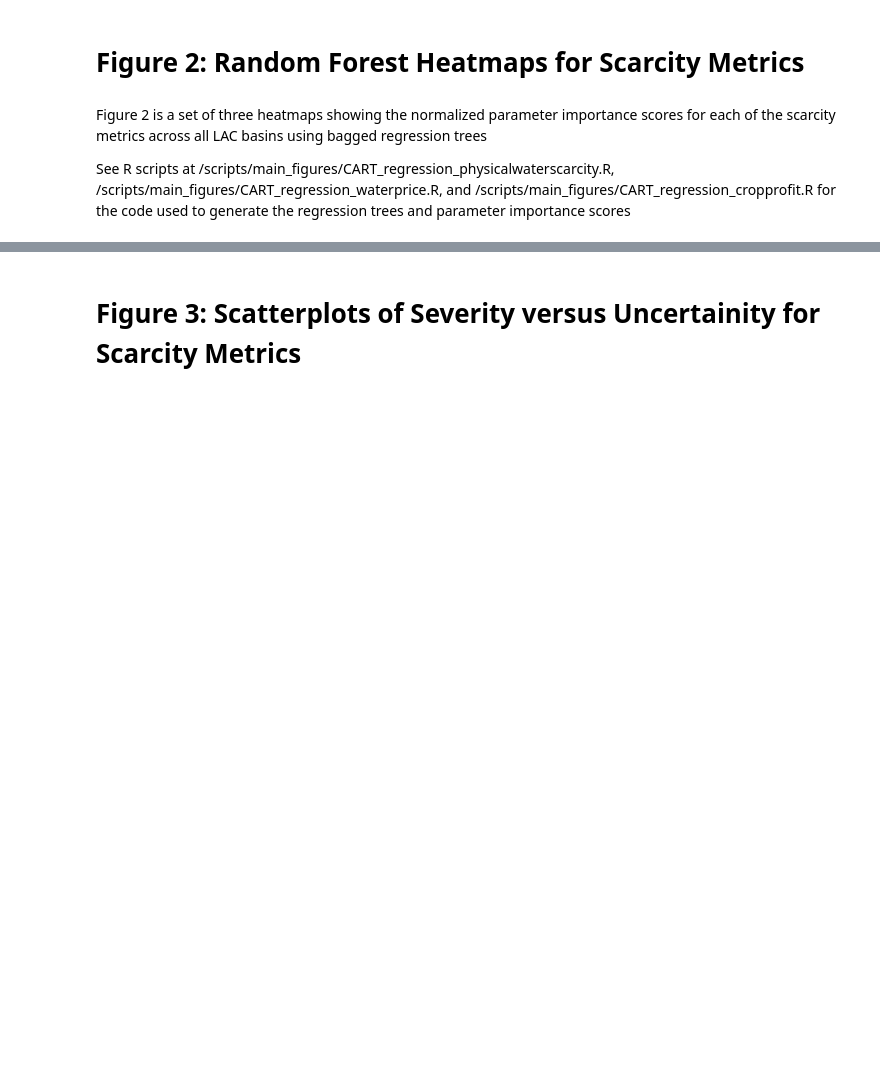
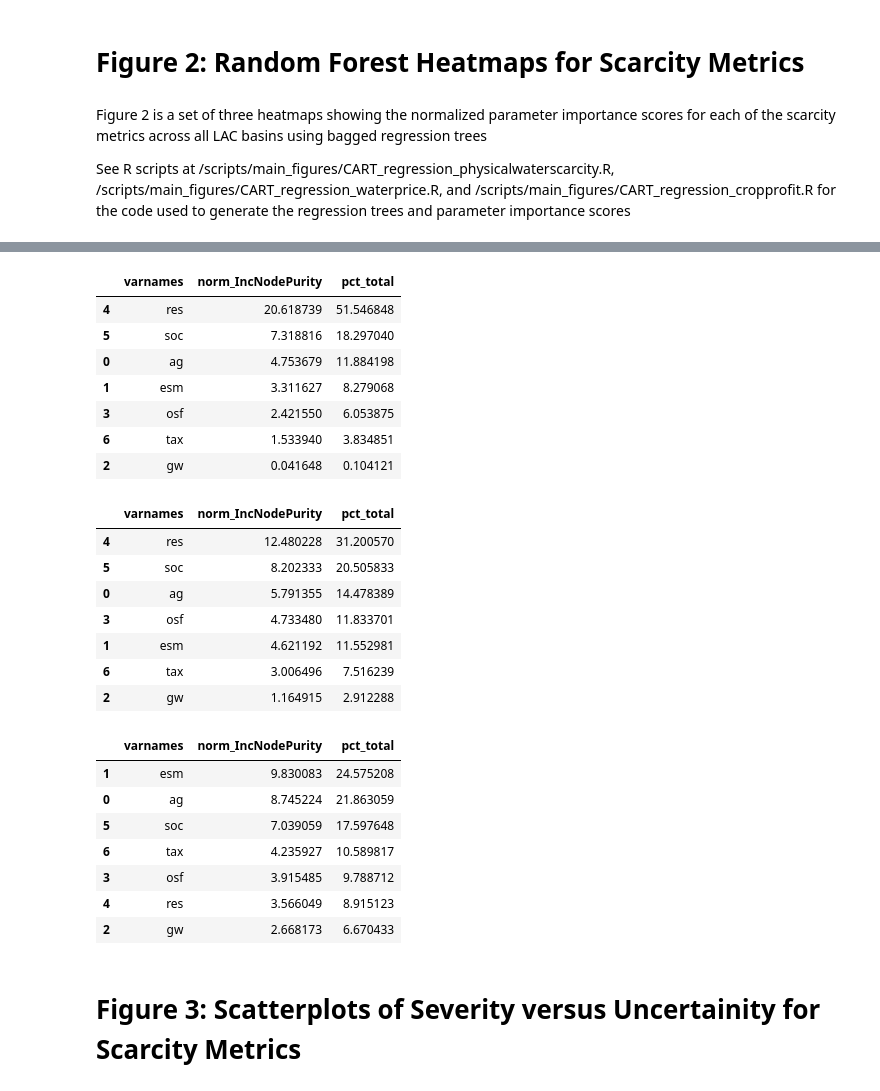
Before and after one commit to abirnb01/birnbaum-etal_2022_LACwaterscarcity, a Jupyter notebook: scripts/main_figures/main_figures_script.ipynb, the cells around one changed output, grey strips where cells are left out. Drawn from its saved outputs; the diff is of its cells as text; code cells hidden in the pictures; blank space fills up the shorter version.

```diff
--- a/scripts/main_figures/main_figures_script.ipynb
+++ b/scripts/main_figures/main_figures_script.ipynb
@@ -224,6 +230,8 @@ def regr_heatmap(df,metric,clmap):
     #clean up input dataframe to have just the data we need (drop year = 2100, metric, %IncMSE)
     df_table = df.drop(columns=['%IncMSE','metric','year'])
 
+    df_table['basin'] = df_table['basin'].replace({'Rio Grande River':'Rio Grande'})
+
     #Normalize the variable importances across basins
     for bs in df_table.basin.unique()[:]: #loop through the basins
         df_filt = df_table[df_table.basin==bs] #select basin
@@ -232,6 +240,7 @@ def regr_heatmap(df,metric,clmap):
 
     #pivot the dataframe for heatmap plotting
     df_pivot = pd.pivot_table(data=df_table,values='norm_IncNodePurity',index=['basin'],columns=['varnames'])
+
 
     df_pivot = df_pivot.filter(['ag','soc','osf','esm','gw','res','tax']) #reorder columns (x-axis) of heatmap
 
@@ -253,18 +262,19 @@ def regr_heatmap(df,metric,clmap):
 #                                  'Negro','Central Patagonia Highlands','South Argentina-South Atlantic Coast'
 #                                 ])
     #PLOT
-    plt.figure(figsize=(3,15))
-    sns.heatmap(df_pivot,cmap=clmap,
-                cbar_kws={'label':metric,'orientation':'horizontal'},
-                xticklabels=['AG','SOC','OSF','ESM','GW','RES','TAX'], yticklabels=True)
-    plt.title(metric)
-    plt.ylabel('')
-    plt.xlabel('')
-    plt.show()
+#     plt.figure(figsize=(3,15))
+#     sns.heatmap(df_pivot,cmap=clmap,
+#                 cbar_kws={'label':metric,'orientation':'horizontal'},
+#                 xticklabels=['AG','SOC','OSF','ESM','GW','RES','TAX'], yticklabels=False,
+#                annot=True,fmt='.2f')
+#     plt.title(metric)
+#     plt.ylabel('')
+#     plt.xlabel('')
+#     plt.show()
 
     return df_table #return table of dataframe values
 # %%
 #combine the three regression dataframes
-regr_psw_norm = regr_heatmap(df_regr[df_regr.metric=='pws'],'Physical Water Scarcity','Reds')
+regr_pws_norm = regr_heatmap(df_regr[df_regr.metric=='pws'],'Physical Water Scarcity','Reds')
 regr_wprice_norm = regr_heatmap(df_regr[df_regr.metric=='water_price'],'Water Price','Greens')
-regr_profit_norm = regr_heatmap(df_regr[df_regr.metric=='crop_profit'],'Crop Profit','Blues')
+regr_profit_norm = regr_heatmap(df_regr[df_regr.metric=='crop_profit'],'Crop Profit Change','Blues')
@@ -275,3 +281,46 @@ regr_profit_norm = regr_heatmap(df_regr[df_regr.metric=='crop_profit'],'Crop Pro
+# %%
+#sum up across all the basins for PWS
+pws_sum = regr_pws_norm.groupby(['varnames'])['norm_IncNodePurity'].sum()
+pws_sum = pws_sum.reset_index()
+pws_sum['pct_total'] = 100*pws_sum['norm_IncNodePurity']/40
+display(pws_sum.sort_values('norm_IncNodePurity',ascending=False))
+
+#sum up across all the basins for water price
+wp_sum = regr_wprice_norm.groupby(['varnames'])['norm_IncNodePurity'].sum()
+wp_sum = wp_sum.reset_index()
+wp_sum['pct_total'] = 100*wp_sum['norm_IncNodePurity']/40
+display(wp_sum.sort_values('norm_IncNodePurity',ascending=False))
+
+#sum up across all the basins for change in crop profit
+cp_sum = regr_profit_norm.groupby(['varnames'])['norm_IncNodePurity'].sum()
+cp_sum = cp_sum.reset_index()
+cp_sum['pct_total'] = 100*cp_sum['norm_IncNodePurity']/40
+display(cp_sum.sort_values('norm_IncNodePurity',ascending=False))
+# %% [output]
+|  | varnames | norm_IncNodePurity | pct_total |
+| 4 | res | 20.618739 | 51.546848 |
+| 5 | soc | 7.318816 | 18.297040 |
+| 0 | ag | 4.753679 | 11.884198 |
+| 1 | esm | 3.311627 | 8.279068 |
+| 3 | osf | 2.421550 | 6.053875 |
+| 6 | tax | 1.533940 | 3.834851 |
+| 2 | gw | 0.041648 | 0.104121 |
+|  | varnames | norm_IncNodePurity | pct_total |
+| 4 | res | 12.480228 | 31.200570 |
+| 5 | soc | 8.202333 | 20.505833 |
+| 0 | ag | 5.791355 | 14.478389 |
+| 3 | osf | 4.733480 | 11.833701 |
+| 1 | esm | 4.621192 | 11.552981 |
+| 6 | tax | 3.006496 | 7.516239 |
+| 2 | gw | 1.164915 | 2.912288 |
+|  | varnames | norm_IncNodePurity | pct_total |
+| 1 | esm | 9.830083 | 24.575208 |
+| 0 | ag | 8.745224 | 21.863059 |
+| 5 | soc | 7.039059 | 17.597648 |
+| 6 | tax | 4.235927 | 10.589817 |
+| 3 | osf | 3.915485 | 9.788712 |
+| 4 | res | 3.566049 | 8.915123 |
+| 2 | gw | 2.668173 | 6.670433 |
 # %% [markdown]
 # Figure 3: Scatterplots of Severity versus Uncertainity for Scarcity Metrics
 # %% [markdown]
```
Also changed, not shown: parts of 8 cells of this notebook, 5 other files.
